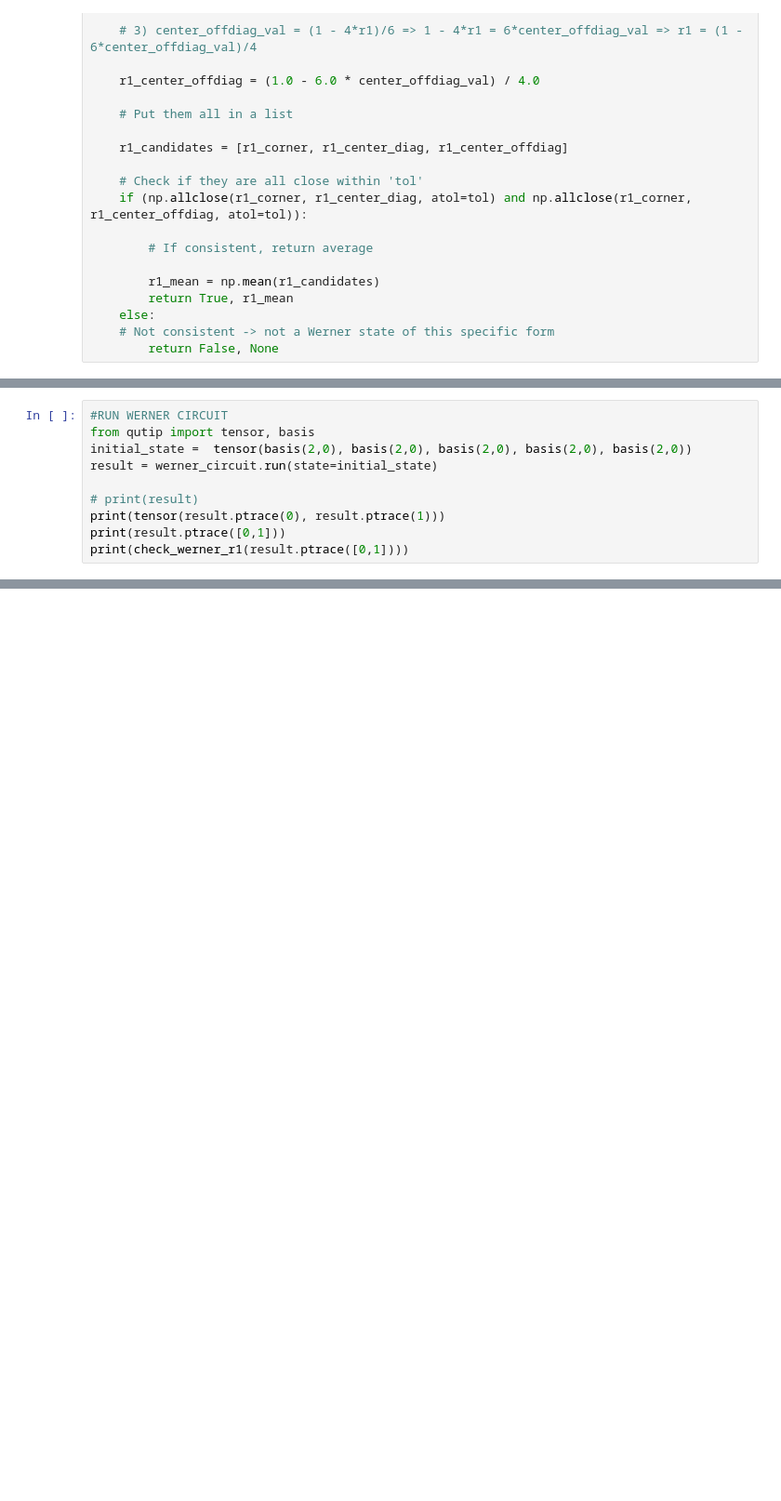
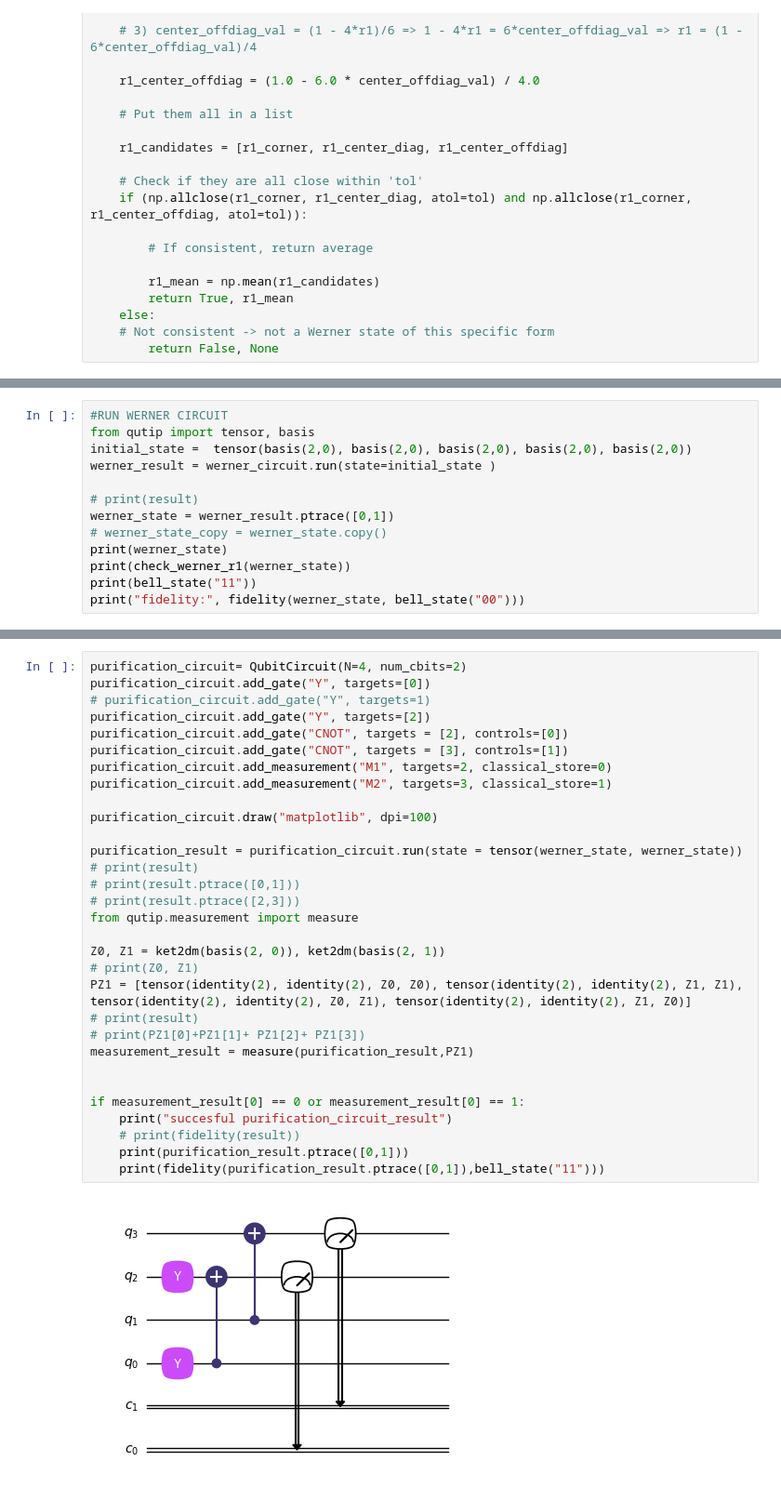
Before and after one commit to kvnkarthik02/quantum-distillation, a Jupyter notebook: bbpssw.ipynb, the cells around one changed output, grey strips where cells are left out. Shown at 93% size. Cells and saved outputs as stored; diff of their text form; blank space fills up the shorter version.

```diff
--- a/bbpssw.ipynb
+++ b/bbpssw.ipynb
@@ -141,12 +146,15 @@ werner_circuit.draw("matplotlib", dpi=200)
 #RUN WERNER CIRCUIT
 from qutip import tensor, basis
 initial_state =  tensor(basis(2,0), basis(2,0), basis(2,0), basis(2,0), basis(2,0))
-result = werner_circuit.run(state=initial_state)
+werner_result = werner_circuit.run(state=initial_state )
 
 # print(result)
-print(tensor(result.ptrace(0), result.ptrace(1)))
-print(result.ptrace([0,1]))
-print(check_werner_r1(result.ptrace([0,1])))
+werner_state = werner_result.ptrace([0,1])
+# werner_state_copy = werner_state.copy()
+print(werner_state)
+print(check_werner_r1(werner_state))
+print(bell_state("11"))
+print("fidelity:", fidelity(werner_state, bell_state("00")))
 # %% [output]
 Quantum object: dims=[[2, 2], [2, 2]], shape=(4, 4), type='oper', dtype=Dense, isherm=True
 Qobj data =
@@ -163,0 +173,33 @@ Qobj data =
+# %%
+purification_circuit= QubitCircuit(N=4, num_cbits=2)
+purification_circuit.add_gate("Y", targets=[0])
+# purification_circuit.add_gate("Y", targets=1)
+purification_circuit.add_gate("Y", targets=[2])
+purification_circuit.add_gate("CNOT", targets = [2], controls=[0])
+purification_circuit.add_gate("CNOT", targets = [3], controls=[1])
+purification_circuit.add_measurement("M1", targets=2, classical_store=0)
+purification_circuit.add_measurement("M2", targets=3, classical_store=1)
+
+purification_circuit.draw("matplotlib", dpi=100)
+
+purification_result = purification_circuit.run(state = tensor(werner_state, werner_state))
+# print(result)
+# print(result.ptrace([0,1]))
+# print(result.ptrace([2,3]))
+from qutip.measurement import measure
+
+Z0, Z1 = ket2dm(basis(2, 0)), ket2dm(basis(2, 1))
+# print(Z0, Z1)
+PZ1 = [tensor(identity(2), identity(2), Z0, Z0), tensor(identity(2), identity(2), Z1, Z1), tensor(identity(2), identity(2), Z0, Z1), tensor(identity(2), identity(2), Z1, Z0)]
+# print(result)
+# print(PZ1[0]+PZ1[1]+ PZ1[2]+ PZ1[3])
+measurement_result = measure(purification_result,PZ1)
+
+
+if measurement_result[0] == 0 or measurement_result[0] == 1:
+    print("succesful purification_circuit_result")
+    # print(fidelity(result))
+    print(purification_result.ptrace([0,1]))
+    print(fidelity(purification_result.ptrace([0,1]),bell_state("11")))
+# %% [output]
+[figure, added]
```
Also changed, not shown: parts of 5 cells of this notebook.
